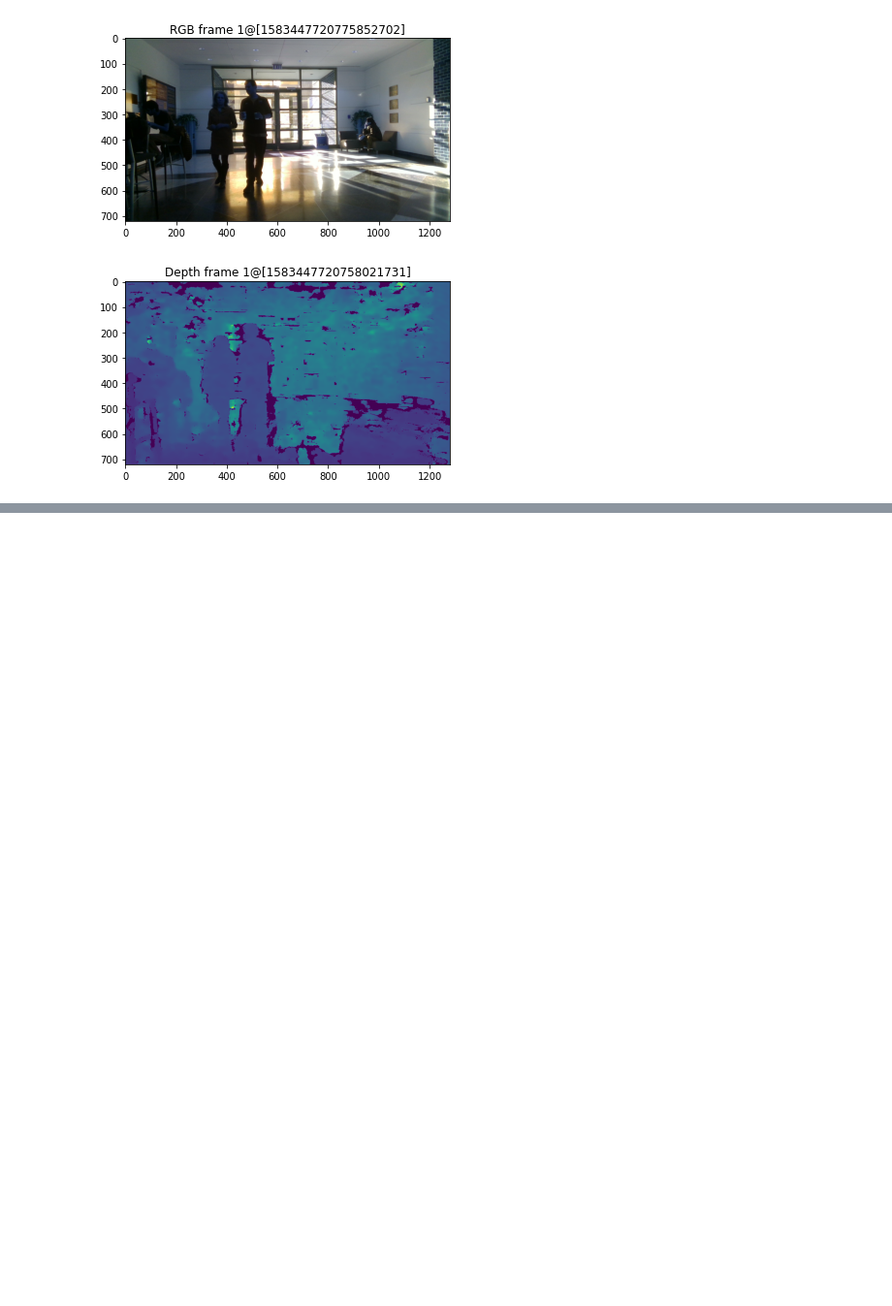
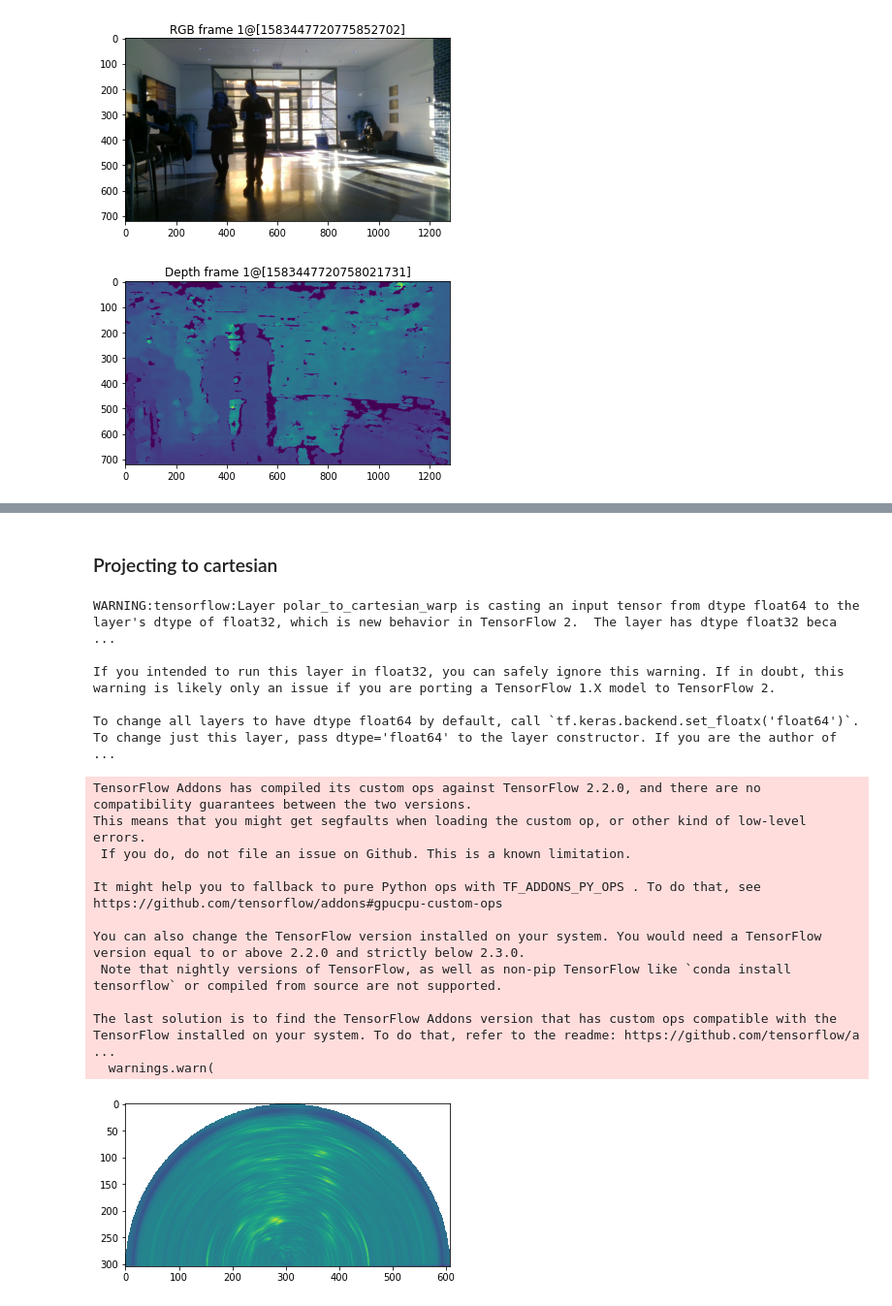
Before and after one commit to moodoki/radical_sdk, a Jupyter notebook: nbs/index.ipynb, the cells around one changed output, grey strips where cells are left out. Shown at 97% size. Cells and saved outputs as stored; diff of their text form; code cells hidden in the pictures; blank space fills up the shorter version.

```diff
--- a/nbs/index.ipynb
+++ b/nbs/index.ipynb
@@ -55,0 +83,29 @@ plt.show()
+# %% [markdown]
+### Projecting to cartesian
+# %%
+from radicalsdk.geometry import PolarToCartesianWarp
+
+p2c = PolarToCartesianWarp()
+
+cartesian_radar = p2c(np.abs(rf.range_azimuth_capon)[np.newaxis, ..., np.newaxis])
+plt.figure()
+plt.imshow(np.log(cartesian_radar[0, ...]))
+plt.show()
+# %% [output]
+WARNING:tensorflow:Layer polar_to_cartesian_warp is casting an input tensor from dtype float64 to the layer's dtype of float32, which is new behavior in TensorFlow 2.  The layer has dtype float32 beca ...
+
+If you intended to run this layer in float32, you can safely ignore this warning. If in doubt, this warning is likely only an issue if you are porting a TensorFlow 1.X model to TensorFlow 2.
+
+To change all layers to have dtype float64 by default, call `tf.keras.backend.set_floatx('float64')`. To change just this layer, pass dtype='float64' to the layer constructor. If you are the author of ...
+TensorFlow Addons has compiled its custom ops against TensorFlow 2.2.0, and there are no compatibility guarantees between the two versions.
+This means that you might get segfaults when loading the custom op, or other kind of low-level errors.
+ If you do, do not file an issue on Github. This is a known limitation.
+
+It might help you to fallback to pure Python ops with TF_ADDONS_PY_OPS . To do that, see https://github.com/tensorflow/addons#gpucpu-custom-ops
+
+You can also change the TensorFlow version installed on your system. You would need a TensorFlow version equal to or above 2.2.0 and strictly below 2.3.0.
+ Note that nightly versions of TensorFlow, as well as non-pip TensorFlow like `conda install tensorflow` or compiled from source are not supported.
+
+The last solution is to find the TensorFlow Addons version that has custom ops compatible with the TensorFlow installed on your system. To do that, refer to the readme: https://github.com/tensorflow/a ...
+  warnings.warn(
+[figure, added]
```
Also changed, not shown: parts of 7 cells of this notebook, 13 other files.
